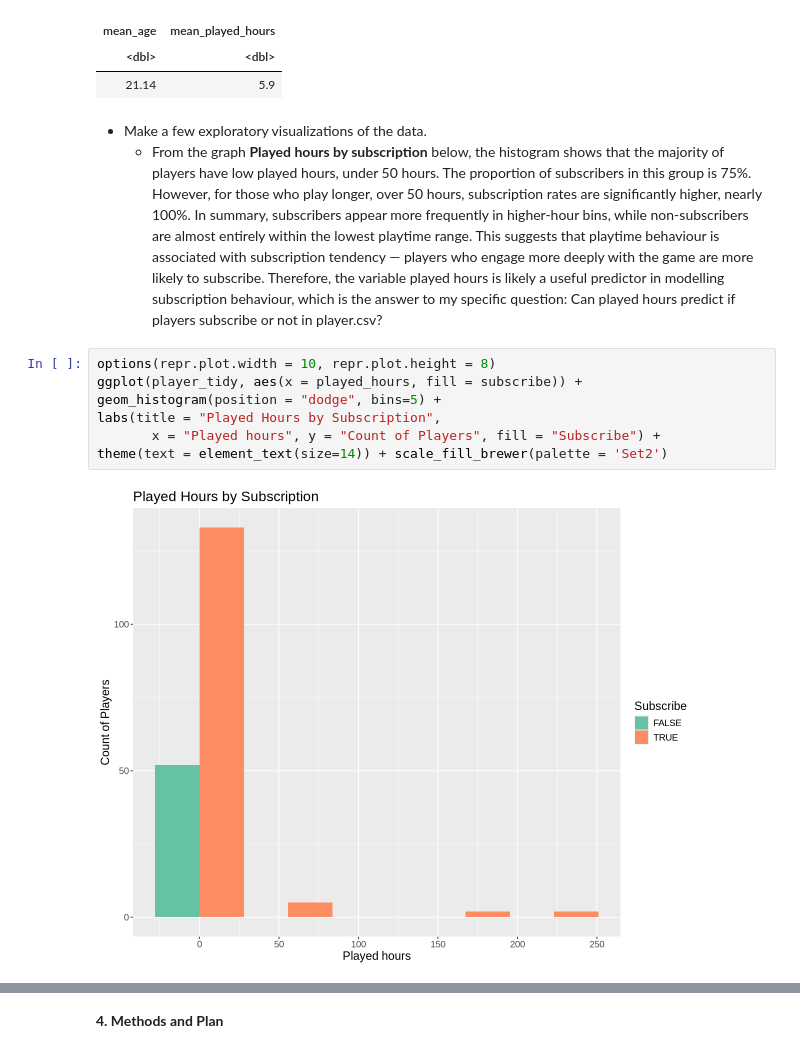
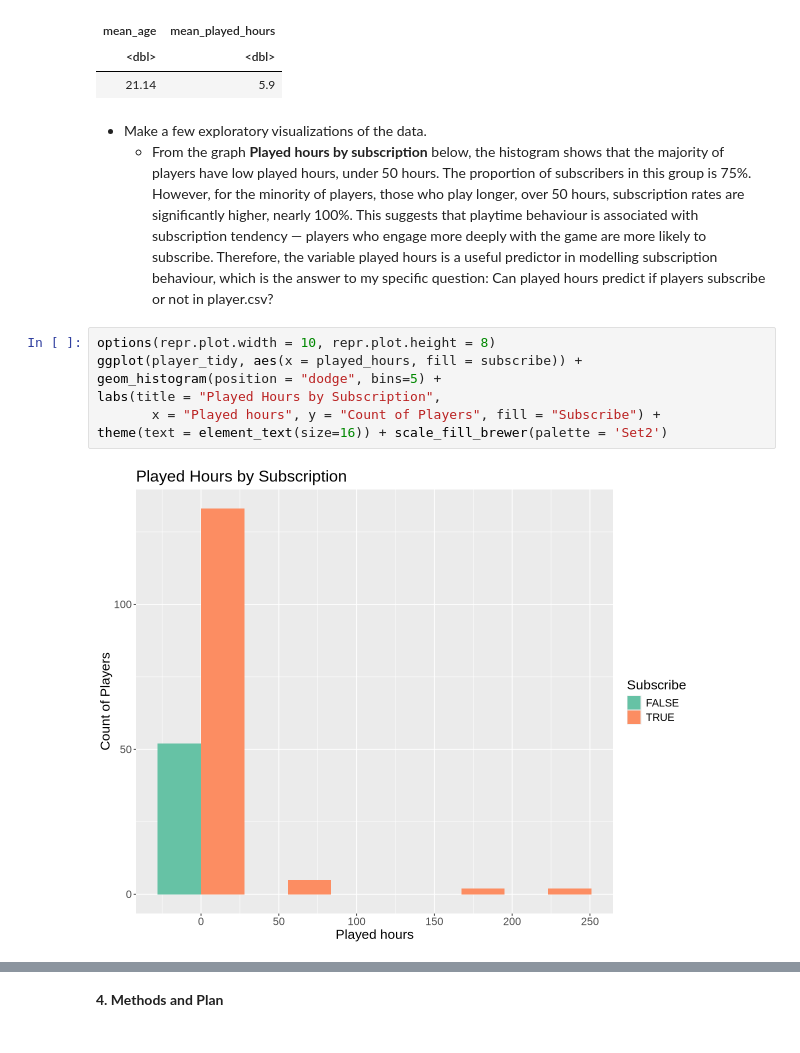
Before and after one commit to nancytrinh/Individual-Planning-Stage-Hong-To-Nhu-Trinh, a Jupyter notebook: group9.HongToNhuTrinh.ipynb, the cells around one changed output, grey strips where cells are left out. Cells and saved outputs as stored; diff of their text form.

```diff
--- a/group9.HongToNhuTrinh.ipynb
+++ b/group9.HongToNhuTrinh.ipynb
@@ -171,16 +171,16 @@ A tibble: 1 × 2
 | 21.14 | 5.9 |
 # %% [markdown]
 - Make a few exploratory visualizations of the data.
-  - From the graph **Played hours by subscription** below, the histogram shows that the majority of players have low played hours, under 50 hours. The proportion of subscribers in this group is 75%. However, for those who play longer, over 50 hours, subscription rates are significantly higher, nearly 100%. In summary, subscribers appear more frequently in higher-hour bins, while non-subscribers are almost entirely within the lowest playtime range. This suggests that playtime behaviour is associated with subscription tendency — players who engage more deeply with the game are more likely to subscribe. Therefore, the variable played hours is likely a useful predictor in modelling subscription behaviour, which is the answer to my specific question: Can played hours predict if players subscribe or not in player.csv?
+  - From the graph **Played hours by subscription** below, the histogram shows that the majority of players have low played hours, under 50 hours. The proportion of subscribers in this group is 75%. However, for the minority of players, those who play longer, over 50 hours, subscription rates are significantly higher, nearly 100%. This suggests that playtime behaviour is associated with subscription tendency — players who engage more deeply with the game are more likely to subscribe. Therefore, the variable played hours is a useful predictor in modelling subscription behaviour, which is the answer to my specific question: Can played hours predict if players subscribe or not in player.csv?
 # %%
 options(repr.plot.width = 10, repr.plot.height = 8)
 ggplot(player_tidy, aes(x = played_hours, fill = subscribe)) +
 geom_histogram(position = "dodge", bins=5) +
 labs(title = "Played Hours by Subscription",
        x = "Played hours", y = "Count of Players", fill = "Subscribe") +
-theme(text = element_text(size=14)) + scale_fill_brewer(palette = 'Set2')
+theme(text = element_text(size=16)) + scale_fill_brewer(palette = 'Set2')
 # %% [output]
-[figure, old version]
+[figure, new version]
 # %%
 options(repr.plot.width = 10, repr.plot.height = 8)
 ggplot(player_tidy, aes(x = age, fill = subscribe)) +
```
Also changed, not shown: parts of 8 cells of this notebook.
